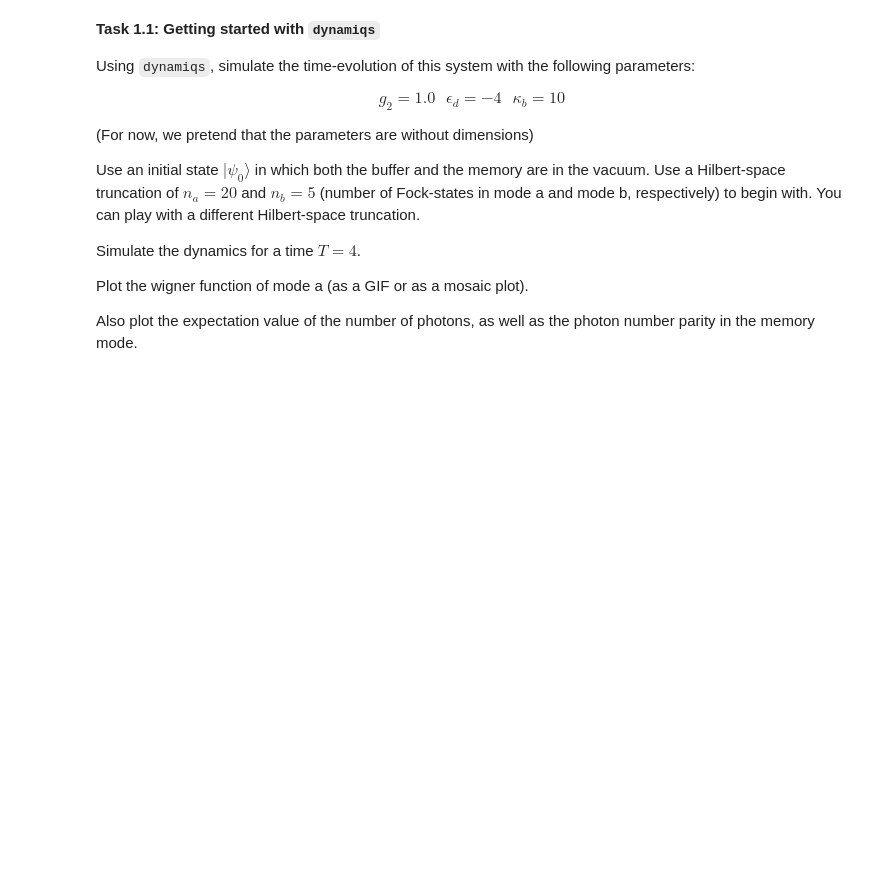
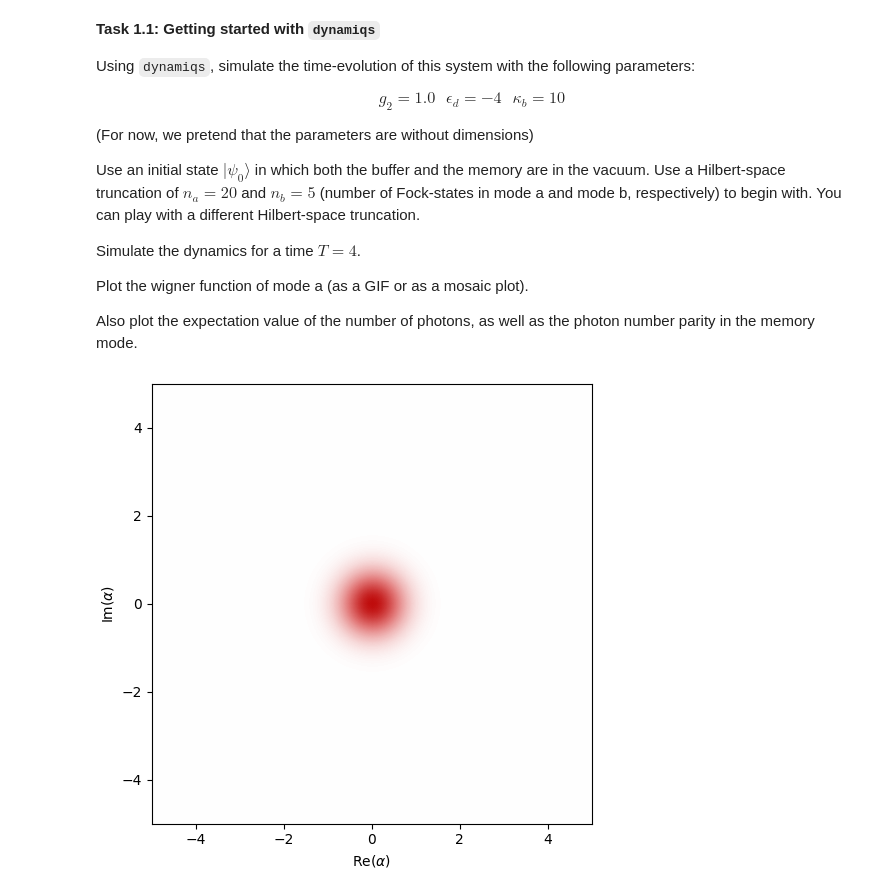
Before and after one commit to ongzzzzzz/2025-Alice-and-Bob, a Jupyter notebook: submissions/schrodingers-dog/task1.ipynb, the cells around one changed output. Drawn from its saved outputs; the diff is of its cells as text; code cells hidden in the pictures; blank space fills up the shorter version.

```diff
--- a/submissions/schrodingers-dog/task1.ipynb
+++ b/submissions/schrodingers-dog/task1.ipynb
@@ -36,25 +36,28 @@ Also plot the expectation value of the number of photons, as well as the photon
 # %%
 na = 20 # mode a
 nb = 5 # mode b
 
-g_2 = 1.0
-epsilon_d = -4
+g_2 = 1.0 + 0.0j
+epsilon_d = -4+0.0j
 kappa_b = 10
 
 a = dq.destroy(na) # annihilaiton operator
 b = dq.destroy(nb) # annihilaiton operator
 psi0_a = dq.fock(na, 0) # initial state
 psi0_b = dq.fock(nb, 0) # initial state
-psi0 = dq.tensor([psi0_a, psi0_b]) # initial state
+psi0 = dq.tensor(psi0_a, psi0_b) # initial state
 
-a_upgraded = dq.tensor([a, dq.eye(nb)])
-b_upgraded = dq.tensor([dq.eye(na), b])
+a_upgraded = dq.tensor(a, dq.eye(nb))
+b_upgraded = dq.tensor(dq.eye(na), b)
 
-H_absorption = g_2 * (a_upgraded.dag() @ a_upgraded.dag() @ b_upgraded) + g_2.conj() * (a_upgraded @ a_upgraded @ b_upgraded.dag())
-H_bdrive = epsilon_d.conj() * b_upgraded + epsilon_d * b_upgraded.dag()
+H_absorption = g_2 * (a_upgraded.dag() @ a_upgraded.dag() @ b_upgraded) + g_2.conjugate() * (a_upgraded @ a_upgraded @ b_upgraded.dag())
+H_bdrive = epsilon_d.conjugate() * b_upgraded + epsilon_d * b_upgraded.dag()
 H = H_absorption + H_bdrive
 
-tsave = np.linspace(0, 4, 100)
+tsave = np.linspace(0, 10, 100)
 # loss_op = np.sqrt(kappa_2)*(a @ a - alpha**2 * dq.eye(na)) # loss operator
 res = dq.mesolve(H, [kappa_b * b_upgraded], psi0, tsave)
-dq.plot.wigner_gif(res.states)
+new_res_states = dq.ptrace(res.states, keep=0)
+gif_file = dq.plot.wigner_gif(new_res_states)
+# %% [output]
+[figure, added]
```
Also changed, not shown: parts of 1 cell of this notebook.
